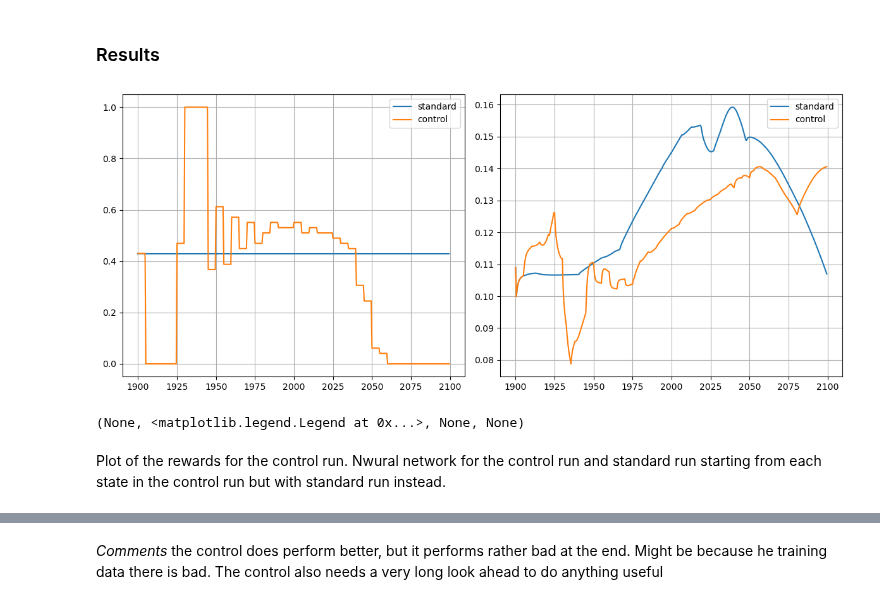
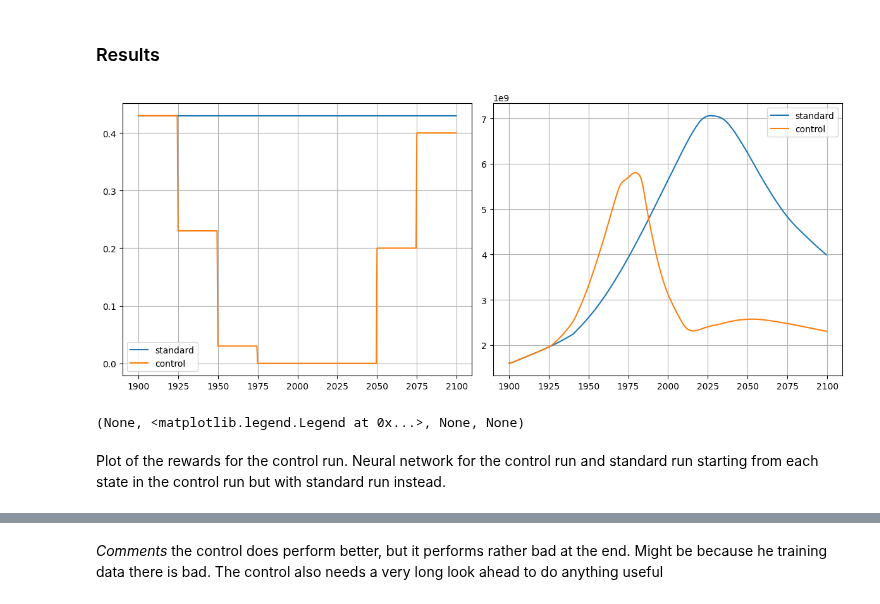
Before and after one commit to emilj610/pyworld3A3, a Jupyter notebook: reinforcementLearning.ipynb, the cells around one changed output, grey strips where cells are left out. Cells and saved outputs as stored; diff of their text form; code cells hidden in the pictures.

Commit message:
add HDI as reward function and training data

```diff
--- a/reinforcementLearning.ipynb
+++ b/reinforcementLearning.ipynb
@@ -17,13 +17,28 @@ import torch.nn as nn
 from sklearn.model_selection import train_test_split
 from sklearn.preprocessing import StandardScaler
 
-filepath = "data_reward_le_50.parquet"
+filepath = "data_reward_HDI.parquet"
 df = pd.read_parquet(filepath)
 state_variables = df.columns[df.columns != "J"]
 
 def reward_func(world, k=None):
     # needs to be the same as data_file
+
+    # le: life expactancy [years], want a high value
+    # j/pop: determine unemployment, a high value is önskvärt and would simule a low global unemployment
+    # d1: deaths per year, ages 0-14 [persons/year], should simulate infants deaths, wants a low value therefore using a minustecken
+
+    # Collect max-values from standard run for le, j/pop, -d1 (minustecken pga tvinga att vi vill att den är låg)
+    max_le_standard = np.max(world_reference.le)
+    max_jpop_standard = np.max(world_reference.j / world_reference.pop)
+    max_d1_standard = np.max(world_reference.d1)
+
+    # Create HDI
     if k is not None:
-        return -(world.le[k] - 50) ** 2
+        jpop = world.j[k]/world.pop[k]
+        HDI = ((world.le[k]/max_le_standard) + (jpop/max_jpop_standard) - (world.d1[k]/max_d1_standard)) / 3
+        return HDI
     else:
-        return -(world.le - 50) ** 2
+        jpop = world.j/world.pop
+        HDI = ((world.le/max_le_standard) + (jpop/max_jpop_standard) - (world.d1/max_d1_standard)) / 3
+        return HDI
@@ -244,33 +261,39 @@ world_reference.run_world3(fast=True)
 
 # loop0 first
 loop0(world_control)
+isopc_val = 1 # change?
 
 for k in range(1,world_control.n):
-    if k % 10 == 0:
+    if k % 50 == 0:
         J_hat = lambda world, k: nn_func(model, world, k)
-        control_val = get_fioac_control(world_control, k, 10, J_hat)
-        world_control.fioac_control = lambda _: control_val
+        fioac_val, isopc_val = get_control(world_control, k, 10, J_hat)
+        world_control.fioac_control = lambda _: fioac_val
+        world_control.isopc_control = lambda _: isopc_val
+        world_control.isopc_control_values[k] = isopc_val
         world_control._loopk_world3_fast(k -1, k, k-1, k)
     else:
         world_control._loopk_world3_fast(k -1, k, k-1, k)
+        world_control.isopc_control_values[k] = isopc_val
 # %% [markdown]
 ### Results
 # %%
 import matplotlib.pyplot as plt
 start = 0
 end = -1
 plt.figure(figsize=(12, 5)), plt.subplot(1, 2, 1)
 plt.plot(world_reference.time[start:end], world_reference.fioac[start:end], label="standard")
 plt.plot(world_control.time[start:end], world_control.fioac[start:end], label="control")
 plt.grid(), plt.legend(), plt.subplot(1, 2, 2)
-plt.plot(world_reference.time[start:end], world_reference.fioaa[start:end], label="standard")
-plt.plot(world_control.time[start:end], world_control.fioaa[start:end], label="control")
+#plt.plot(world_reference.time[start:end], world_reference.isopc_control_values[start:end], label="standard")
+#plt.plot(world_control.time[start:end], world_control.isopc_control_values[start:end], label="control")
+plt.plot(world_reference.time[start:end], world_reference.pop[start:end], label="standard")
+plt.plot(world_control.time[start:end], world_control.pop[start:end], label="control")
 plt.grid(), plt.legend(), plt.tight_layout(), plt.show()
 # %% [output]
-[figure, old version]
+[figure, new version]
 (None, <matplotlib.legend.Legend at 0x...>, None, None)
 # %% [markdown]
-Plot of the rewards for the control run. Nwural network for the control run and standard run starting from each state in the control run but with standard run instead.
+Plot of the rewards for the control run. Neural network for the control run and standard run starting from each state in the control run but with standard run instead.
 # %%
 def standard_run_from(world, k):
     initial_state = {}
```
Also changed, not shown: parts of 5 cells of this notebook, 3 other files.
